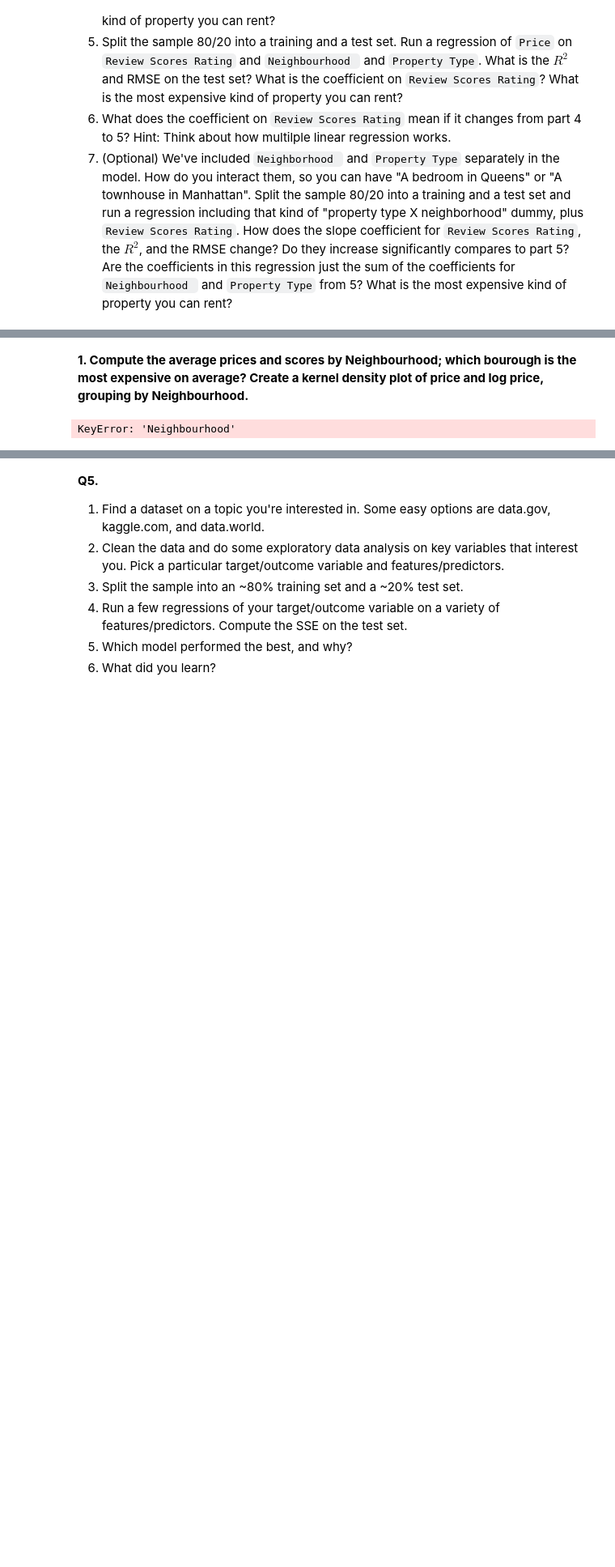
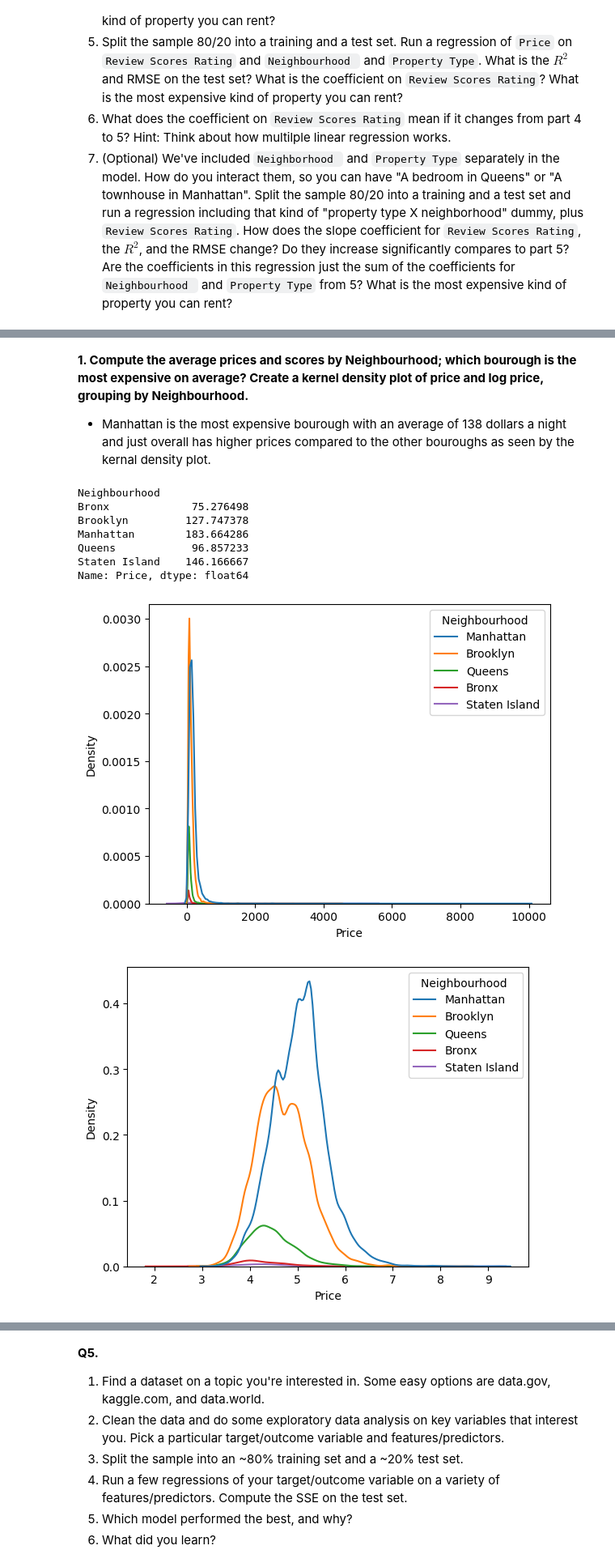
Before and after one commit to kirsten-fung/linearRegression, a Jupyter notebook: assignment.ipynb, the cells around one changed output, grey strips where cells are left out. Shown: that part at 81% size. Drawn from its saved outputs; the diff is of its cells as text; code cells hidden in the pictures; blank space fills up the shorter version.

```diff
--- a/assignment.ipynb
+++ b/assignment.ipynb
@@ -46,5 +43,23 @@ df.head()
 # %% [markdown]
 **1. Compute the average prices and scores by Neighbourhood; which bourough is the most expensive on average? Create a kernel density plot of price and log price, grouping by Neighbourhood.**
+* Manhattan is the most expensive bourough with an average of 138 dollars a night and just overall has higher prices compared to the other bouroughs as seen by the kernal density plot.
 # %%
+avg_price = df.groupby('Neighbourhood ')['Price'].mean()
+print(avg_price)
 # %% [output]
-KeyError: 'Neighbourhood'
+Neighbourhood
+Bronx             75.276498
+Brooklyn         127.747378
+Manhattan        183.664286
+Queens            96.857233
+Staten Island    146.166667
+Name: Price, dtype: float64
+# %%
+sns.kdeplot(x=df['Price'], hue=df['Neighbourhood '])
+plt.show()
+
+sns.kdeplot(x=np.log(df['Price']), hue=df['Neighbourhood '])
+plt.show()
+# %% [output]
+[figure, added]
+[figure, added]
```
Also changed, not shown: parts of 14 cells of this notebook.
